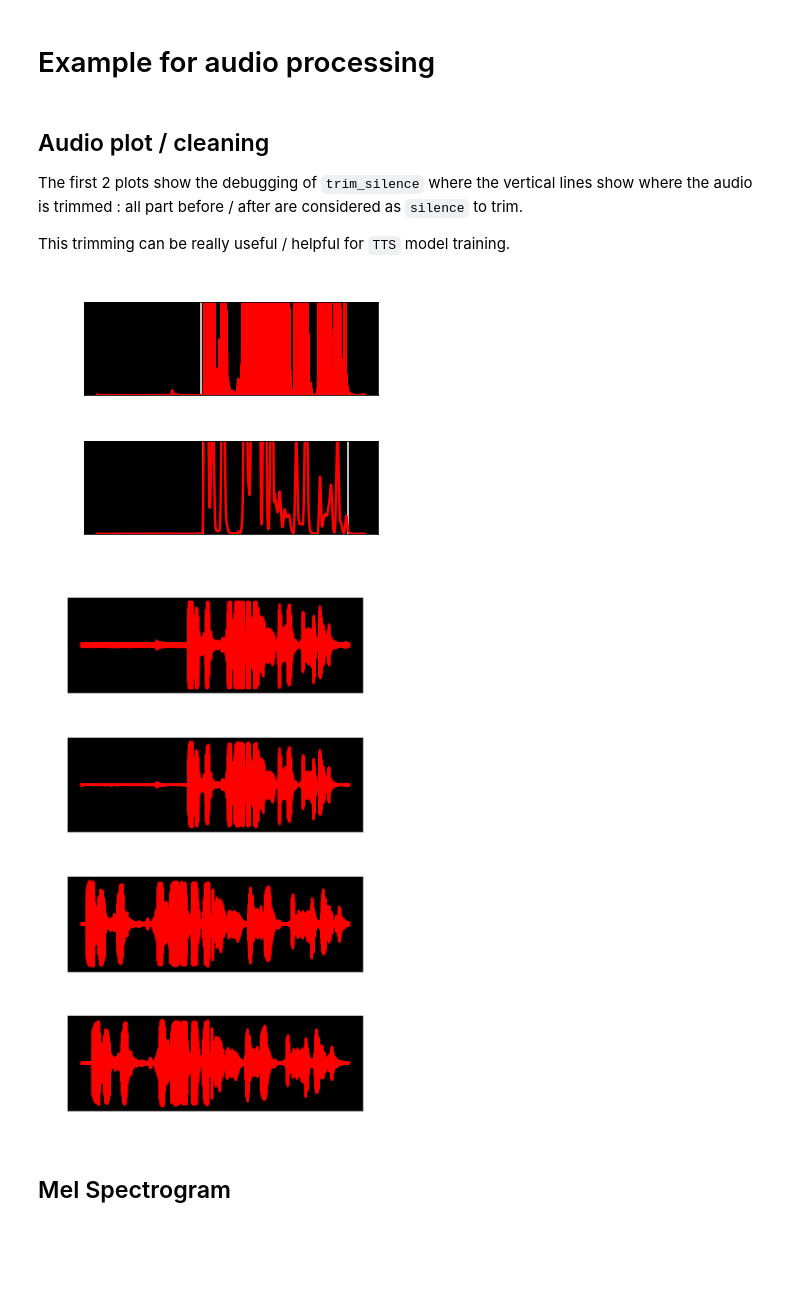
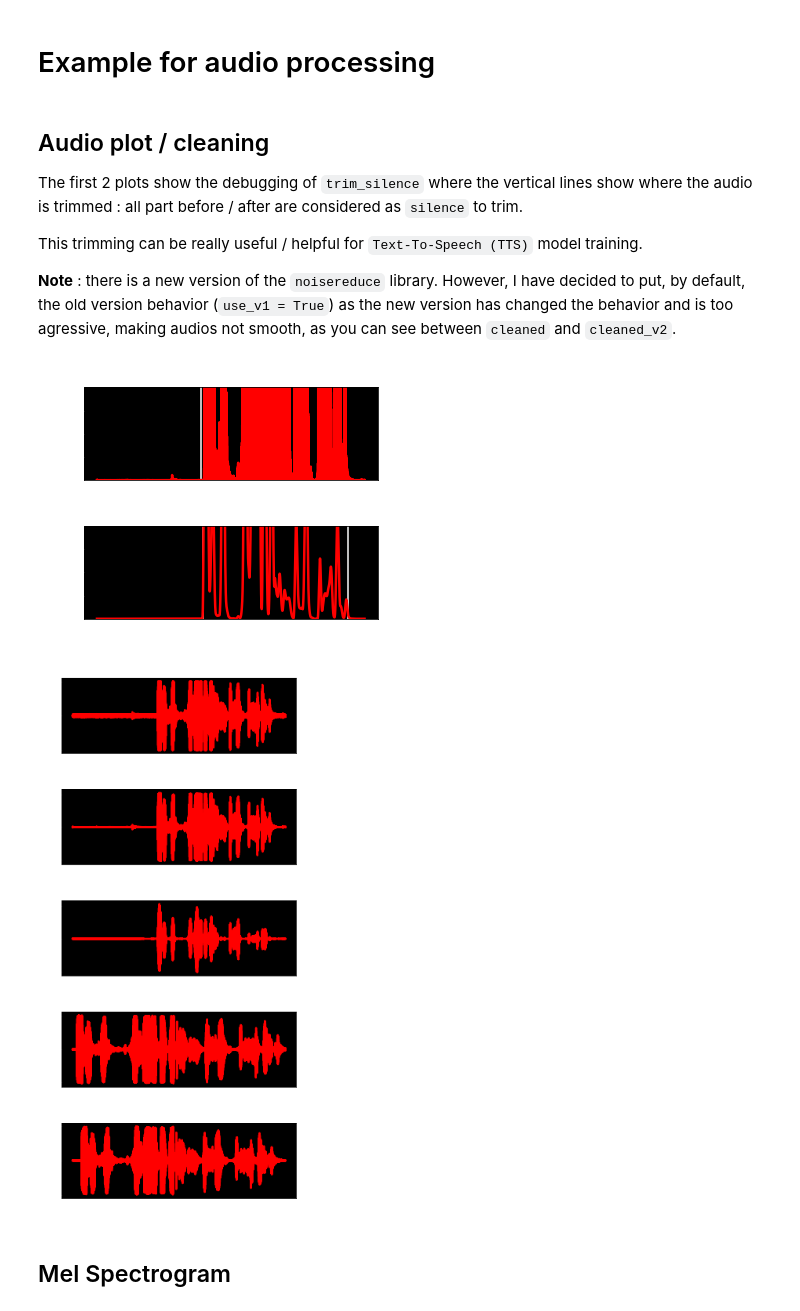
Before and after one commit to yui-mhcp/data_processing, a Jupyter notebook: example_audio.ipynb, the cells around one changed output. Saved outputs shown, nothing was run; the diff lists cells and outputs as text; code cells hidden in the pictures; blank space fills up the shorter version.

```diff
--- a/example_audio.ipynb
+++ b/example_audio.ipynb
@@ -5,27 +5,30 @@
 
 The first 2 plots show the debugging of `trim_silence` where the vertical lines show where the audio is trimmed : all part before / after are considered as `silence` to trim.
 
-This trimming can be really useful / helpful for `TTS` model training.
+This trimming can be really useful / helpful for `Text-To-Speech (TTS)` model training.
+
+**Note** : there is a new version of the `noisereduce` library. However, I have decided to put, by default, the old version behavior (`use_v1 = True`) as the new version has changed the behavior and is too agressive, making audios not smooth, as you can see between `cleaned` and `cleaned_v2`.
 # %%
 from utils import plot_multiple
 from utils.audio import load_audio, read_audio, display_audio, trim_silence, reduce_noise
 
 filename = 'example_data/audio_test.wav'
 rate, original = read_audio(filename)
 
-noise_reduced = reduce_noise(original)
+noise_reduced = reduce_noise(original, rate = rate)
+noise_reduced_v2 = reduce_noise(original, rate = rate, use_v1 = False)
 
 trimmed = trim_silence(noise_reduced, method = 'window', debug = True, plot_kwargs = {'x_size' : 5, 'y_size' : 2, 'ncols' : 1})
 
 processed = load_audio(filename, 22050, reduce_noise = True, trim_silence = True)
 
 plot_multiple(
-    original = original, cleaned = noise_reduced, trimmed = trimmed, processed = processed,
-    use_subplots = True, ncols = 1, x_size = 5, y_size = 2
+    original = original, cleaned = noise_reduced, cleaned_v2 = noise_reduced_v2,
+    trimmed = trimmed, processed = processed, use_subplots = True, ncols = 1, x_size = 5, y_size = 2
 )
 # %% [output]
-[figure, old version]
+[figure, new version]
-[figure, old version]
+[figure, new version]
 # %%
 _ = display_audio(original, rate = rate)
 _ = display_audio(noise_reduced, rate = rate)
```
Also changed, not shown: parts of 2 cells of this notebook, 37 other files.
